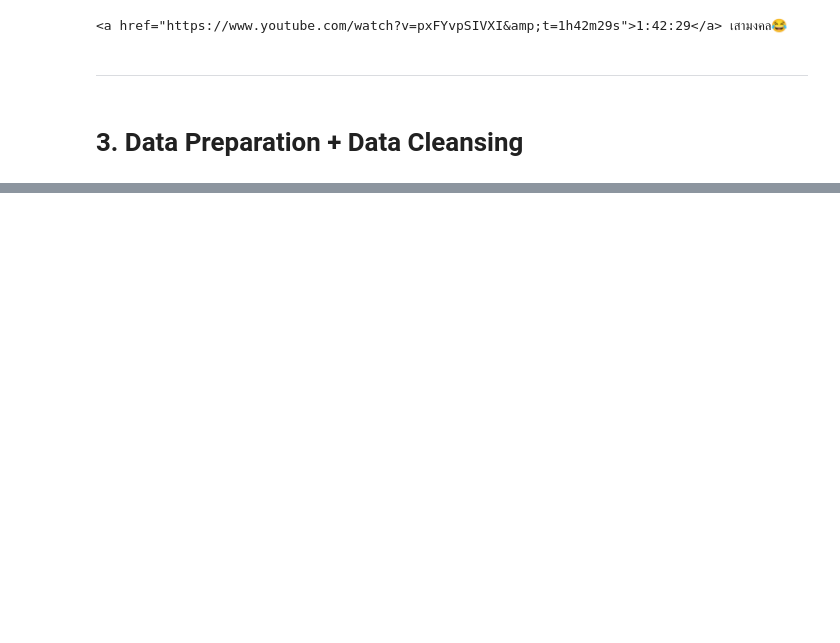
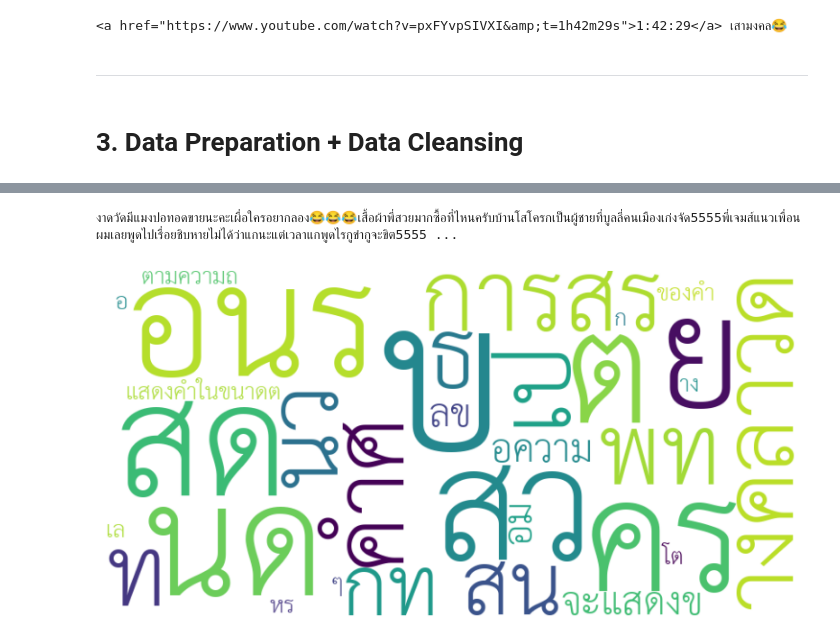
Before and after one commit to PongpatP/SocialListening_TH, a Jupyter notebook: main.ipynb, the cells around one changed output, grey strips where cells are left out. Cells and saved outputs as stored; diff of their text form; code cells hidden in the pictures; blank space fills up the shorter version.

```diff
--- a/main.ipynb
+++ b/main.ipynb
@@ -132,0 +168,28 @@ https://datarockie.com/blog/sentiment-analysis-bard-ai/
+# %%
+import wordcloud
+import matplotlib.pyplot as plt
+from wordcloud import STOPWORDS
+
+thai_texttext = ""
+for i,j in df.iterrows():
+    thai_texttext += j["Comments"]
+print(thai_texttext)
+
+# Create a WordCloud object with Thai font support
+wordcloud_obj = wordcloud.WordCloud(width=800, height=400, background_color='white', font_path="D:\Learn\SocialListening_TH\THSarabunNew.ttf")
+
+# Remove common Thai stopwords
+stopwords = set(STOPWORDS)
+stopwords.update(["ครับ", "ยินดี", "การ", "เป็น", "ที่"])
+
+# Generate the word cloud
+wordcloud_img = wordcloud_obj.generate(thai_text)
+
+# Display the word cloud using Matplotlib
+plt.figure(figsize=(10, 5))
+plt.imshow(wordcloud_img, interpolation='bilinear')
+plt.axis('off')  # Hide the axis
+plt.show()
+# %% [output]
+งาดวัดมีแมงปอทอดขายนะคะเผื่อใครอยากลอง😂😂😂เสื้อผ้าพี่สวยมากซื้อที่ไหนครับบ้านโสโครกเป็นผู้ชายที่บูลลี่คนเมืองเก่งจัด5555พี่เจมส์แนวเพื่อนผมเลยพูดไปเรื่อยชิบหายไม่ได้ว่าแกนะแต่เวลาแกพูดไรกูขำกูจะขิต5555 ...
+[figure, added]
```
Also changed, not shown: parts of 15 cells of this notebook, 4 other files.
